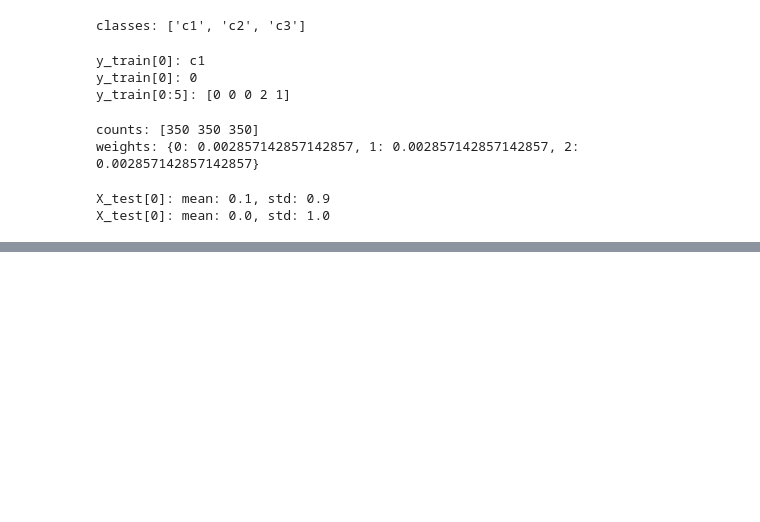
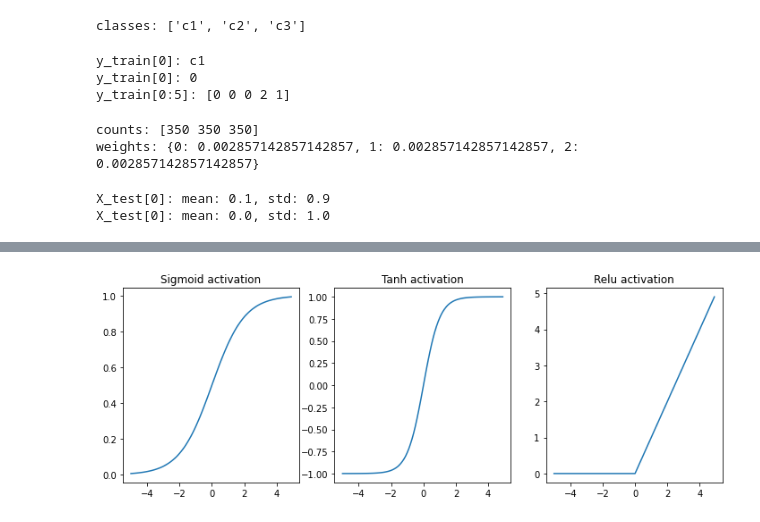
Before and after one commit to Otobi1/Back-to-Basics-A-Refresher-, a Jupyter notebook: Back_to_Basics_Neural_Networks.ipynb, the cells around one changed output, grey strips where cells are left out. Drawn from its saved outputs; the diff is of its cells as text; code cells hidden in the pictures; blank space fills up the shorter version.

```diff
--- a/Back_to_Basics_Neural_Networks.ipynb
+++ b/Back_to_Basics_Neural_Networks.ipynb
@@ -163,0 +375,38 @@ X_test[0]: mean: 0.0, std: 1.0
+# %%
+# Inference and the implication of the activation function used
+
+# - USing the general linear method for logistic regression yeilded poor results because of the non-linearity in the data (just to show this, we used a linear activation function)
+
+## - to achieve better results, we need to use other activation functions that allows our model to learn and map the non-linearity in the data
+
+# Here are a few options
+
+# Figure size
+
+plt.figure(figsize = (12, 4))
+
+# Data
+x = torch.arange(-5., 5., 0.1)
+
+# Simoid activation function, (constrain a value between 0 and 1.)
+plt.subplot(1, 3, 1)
+plt.title("Sigmoid activation")
+y = torch.sigmoid(x)
+plt.plot(x.numpy(), y.numpy())
+
+# Tanh activation function, (constrain a value between -1 and 1.)
+plt.subplot(1, 3, 2)
+plt.title("Tanh activation")
+y = torch.tanh(x)
+plt.plot(x.numpy(), y.numpy())
+
+# Relu (clip the negative value to 0)
+plt.subplot(1, 3, 3)
+plt.title("Relu activation")
+y = F.relu(x)
+plt.plot(x.numpy(), y.numpy())
+
+# Show plots
+plt.show()
+# %% [output]
+[figure, added]
```
Also changed, not shown: parts of 20 cells of this notebook.
